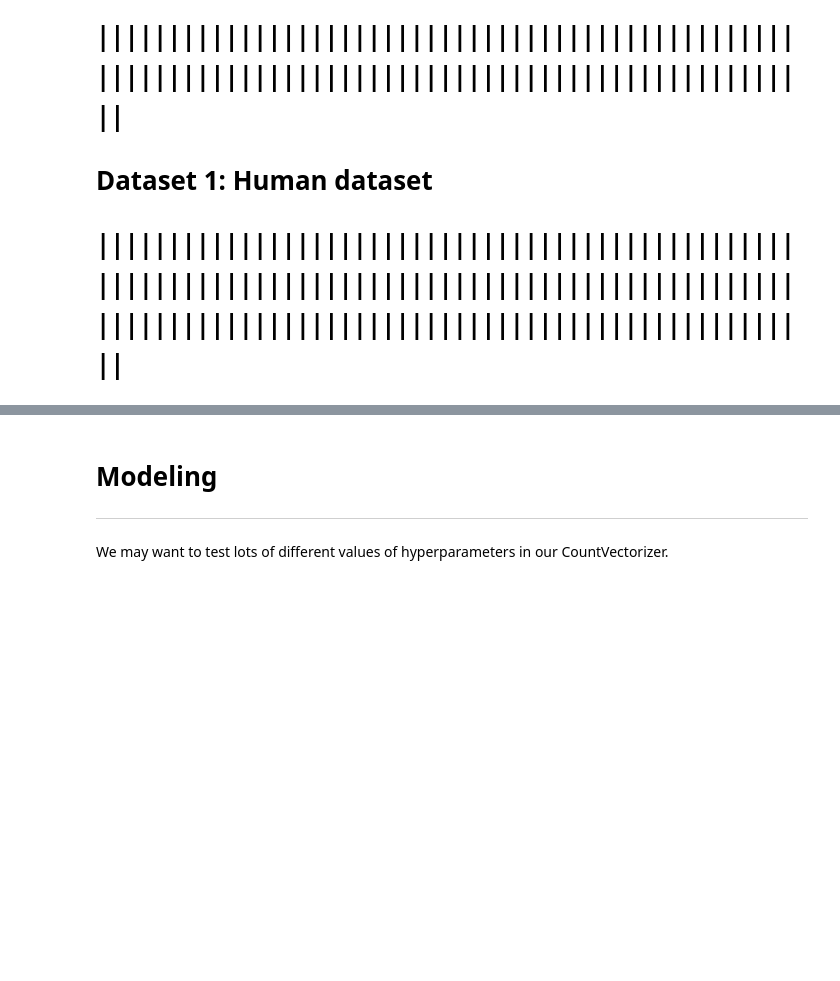
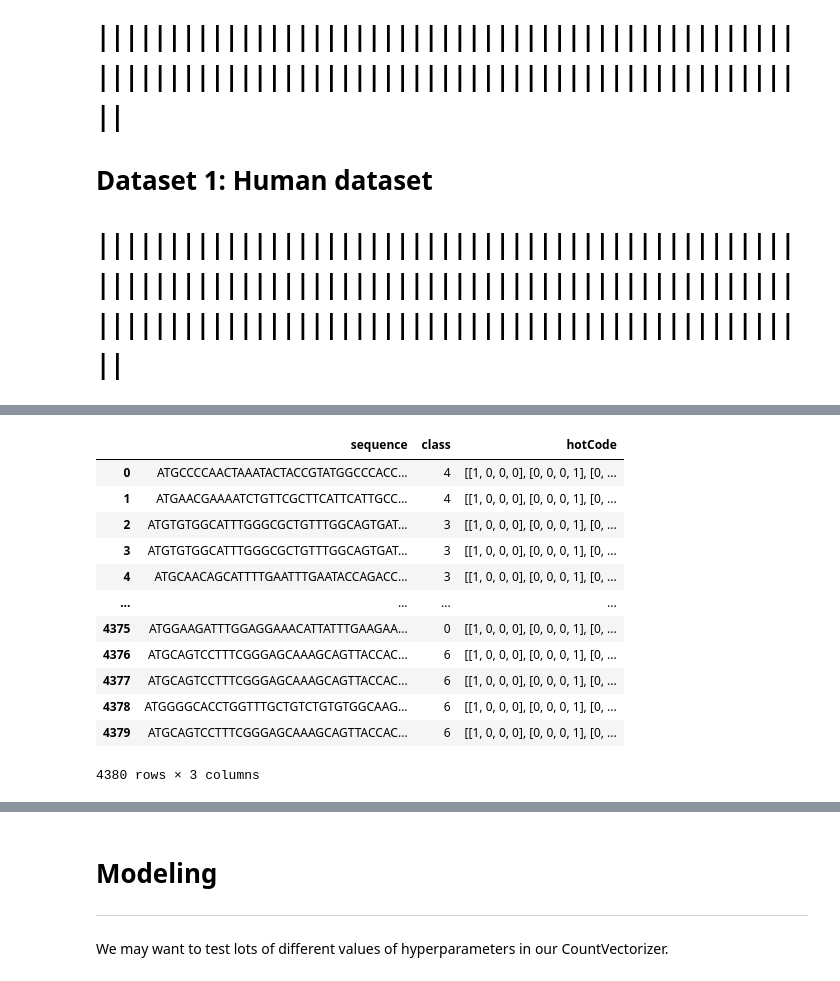
Before and after one commit to EhsanGharibNezhad/DNA_Sequencing_Using_Machine_Learning_Algorithms, a Jupyter notebook: notebooks/3__Model.ipynb, the cells around one changed output, grey strips where cells are left out. Cells and saved outputs as stored; diff of their text form; code cells hidden in the pictures; blank space fills up the shorter version.

```diff
--- a/notebooks/3__Model.ipynb
+++ b/notebooks/3__Model.ipynb
@@ -42,0 +52,9 @@ memory usage: 1009.8+ MB
+# %%
+def one_hot_encoder(seq_string):
+    label_encoder = LabelEncoder()
+    label_encoder.fit(np.array(['a','c','g','t','z']))
+    int_encoded = label_encoder.transform(seq_string)
+    onehot_encoder = OneHotEncoder(sparse=False, dtype=int)
+    int_encoded = int_encoded.reshape(len(int_encoded), 1)
+    onehot_encoded = onehot_encoder.fit_transform(int_encoded)
+    return onehot_encoded
@@ -42,0 +83,18 @@ memory usage: 1009.8+ MB
+# %%
+human['hotCode'] = [ one_hot_encoder(string_to_array(x)) for x in human['sequence'] ]
+# %%
+human
+# %% [output]
+|  | sequence | class | hotCode |
+| 0 | ATGCCCCAACTAAATACTACCGTATGGCCCACC... | 4 | [[1, 0, 0, 0], [0, 0, 0, 1], [0, ... |
+| 1 | ATGAACGAAAATCTGTTCGCTTCATTCATTGCC... | 4 | [[1, 0, 0, 0], [0, 0, 0, 1], [0, ... |
+| 2 | ATGTGTGGCATTTGGGCGCTGTTTGGCAGTGAT... | 3 | [[1, 0, 0, 0], [0, 0, 0, 1], [0, ... |
+| 3 | ATGTGTGGCATTTGGGCGCTGTTTGGCAGTGAT... | 3 | [[1, 0, 0, 0], [0, 0, 0, 1], [0, ... |
+| 4 | ATGCAACAGCATTTTGAATTTGAATACCAGACC... | 3 | [[1, 0, 0, 0], [0, 0, 0, 1], [0, ... |
+| ... | ... | ... | ... |
+| 4375 | ATGGAAGATTTGGAGGAAACATTATTTGAAGAA... | 0 | [[1, 0, 0, 0], [0, 0, 0, 1], [0, ... |
+| 4376 | ATGCAGTCCTTTCGGGAGCAAAGCAGTTACCAC... | 6 | [[1, 0, 0, 0], [0, 0, 0, 1], [0, ... |
+| 4377 | ATGCAGTCCTTTCGGGAGCAAAGCAGTTACCAC... | 6 | [[1, 0, 0, 0], [0, 0, 0, 1], [0, ... |
+| 4378 | ATGGGGCACCTGGTTTGCTGTCTGTGTGGCAAG... | 6 | [[1, 0, 0, 0], [0, 0, 0, 1], [0, ... |
+| 4379 | ATGCAGTCCTTTCGGGAGCAAAGCAGTTACCAC... | 6 | [[1, 0, 0, 0], [0, 0, 0, 1], [0, ... |
+4380 rows × 3 columns
```
Also changed, not shown: parts of 13 cells of this notebook, 3 other files.
